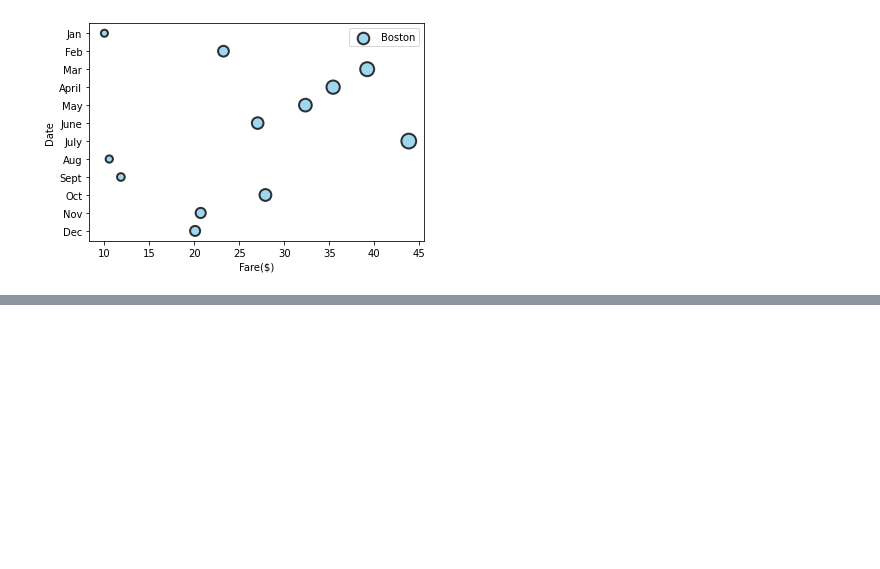
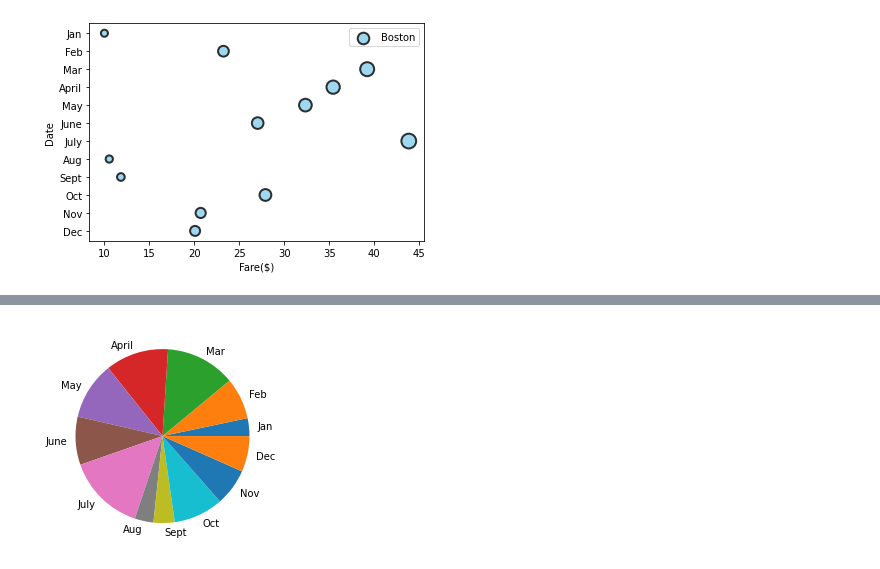
Before and after one commit to adinfinitum225/PyBer_Analysis, a Jupyter notebook: matplotlib_practice.ipynb, the cells around one changed output, grey strips where cells are left out. Cells and saved outputs as stored; diff of their text form; code cells hidden in the pictures; blank space fills up the shorter version.

```diff
--- a/matplotlib_practice.ipynb
+++ b/matplotlib_practice.ipynb
@@ -179,0 +206,6 @@ ax.legend()
+# %%
+fig, ax = plt.subplots()
+ax.pie(y_axis, labels=x_axis)
+plt.show()
+# %% [output]
+[figure, added]
```
Also changed, not shown: parts of 3 cells of this notebook, 6 other files.
